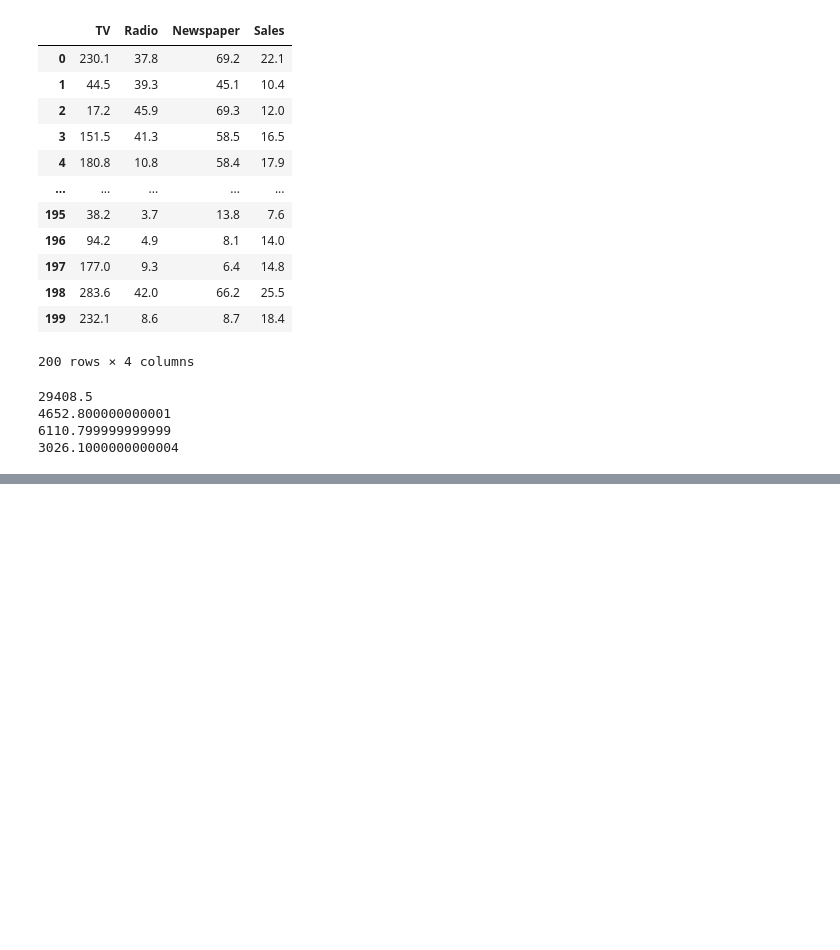
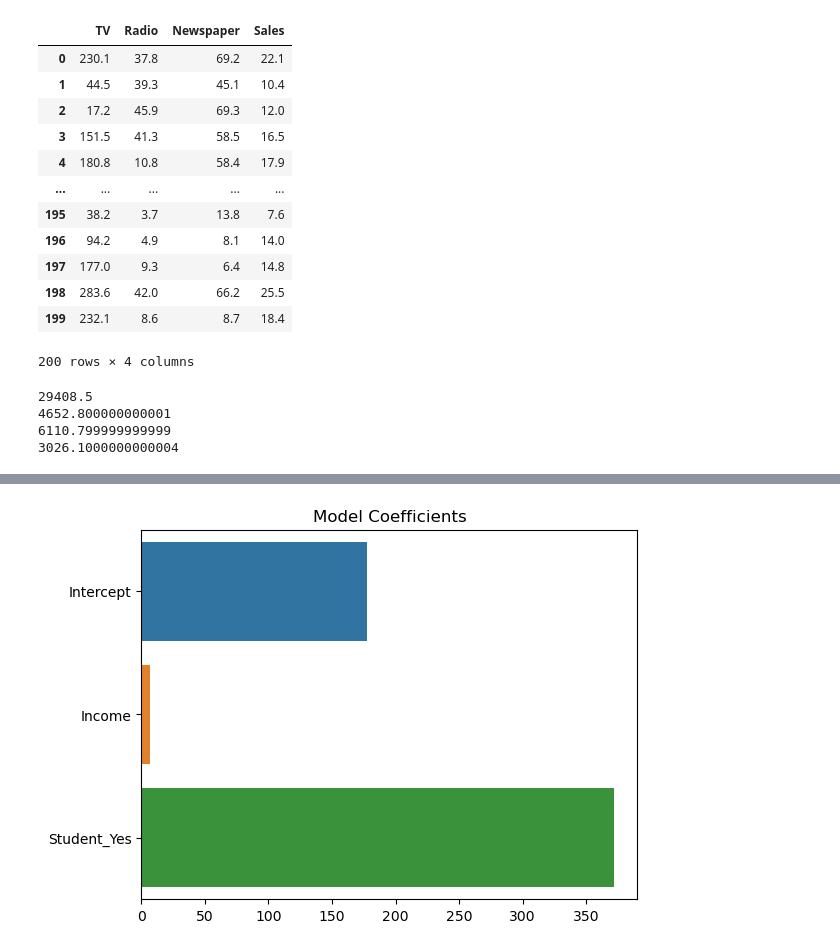
Before and after one commit to MikeGhoul/Intro_to_stat_learning_python, a Jupyter notebook: islp_env/2. Multiple and Polynomial Regression.ipynb, the cells around one changed output, grey strips where cells are left out. Cells and saved outputs as stored; diff of their text form; code cells hidden in the pictures; blank space fills up the shorter version.

```diff
--- a/islp_env/2. Multiple and Polynomial Regression.ipynb
+++ b/islp_env/2. Multiple and Polynomial Regression.ipynb
@@ -121,0 +136,4 @@ for i in ad_df.columns:
+# %%
+# Load the credit data:
+df_credit = pd.read_csv('datasets/Credit.csv')
+df_credit.head()
@@ -121,0 +287,5 @@ for i in ad_df.columns:
+# %%
+# Visualize crude measure of feature importance:
+sns.barplot(data=coefs.T, orient='h').set(title='Model Coefficients');
+# %% [output]
+[figure, added]
```
Also changed, not shown: parts of 59 cells of this notebook, 10 other files.
